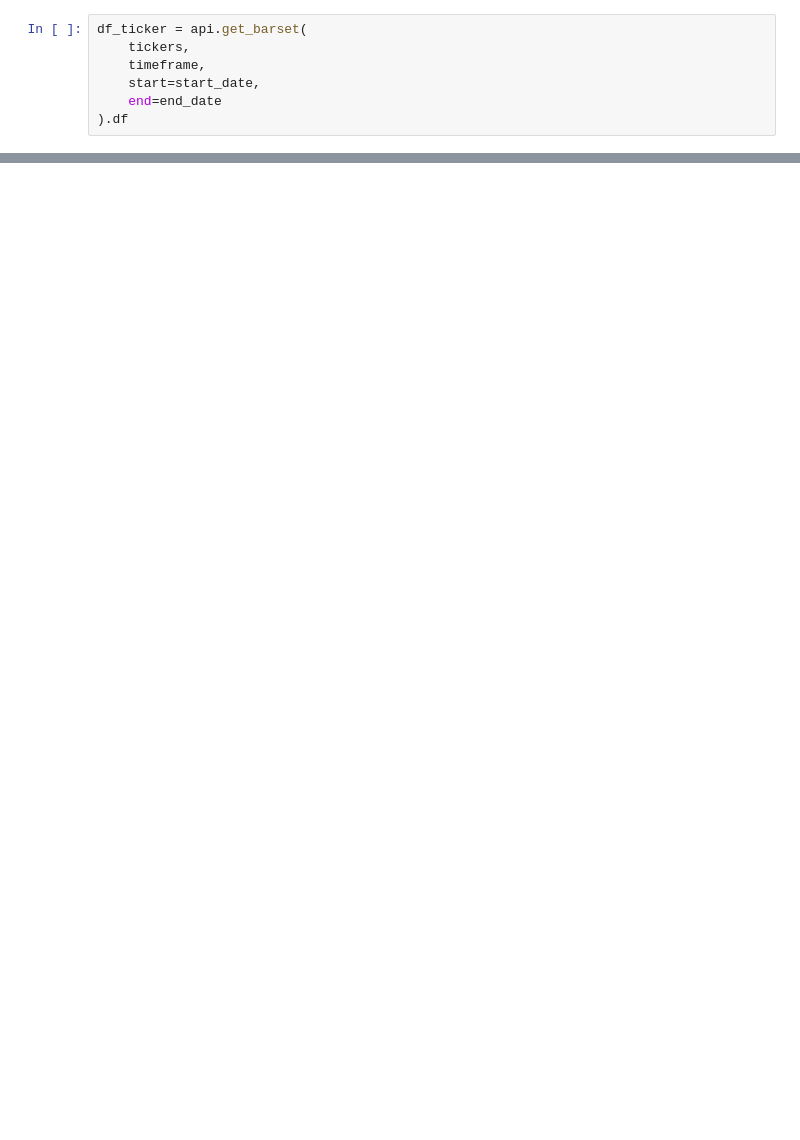
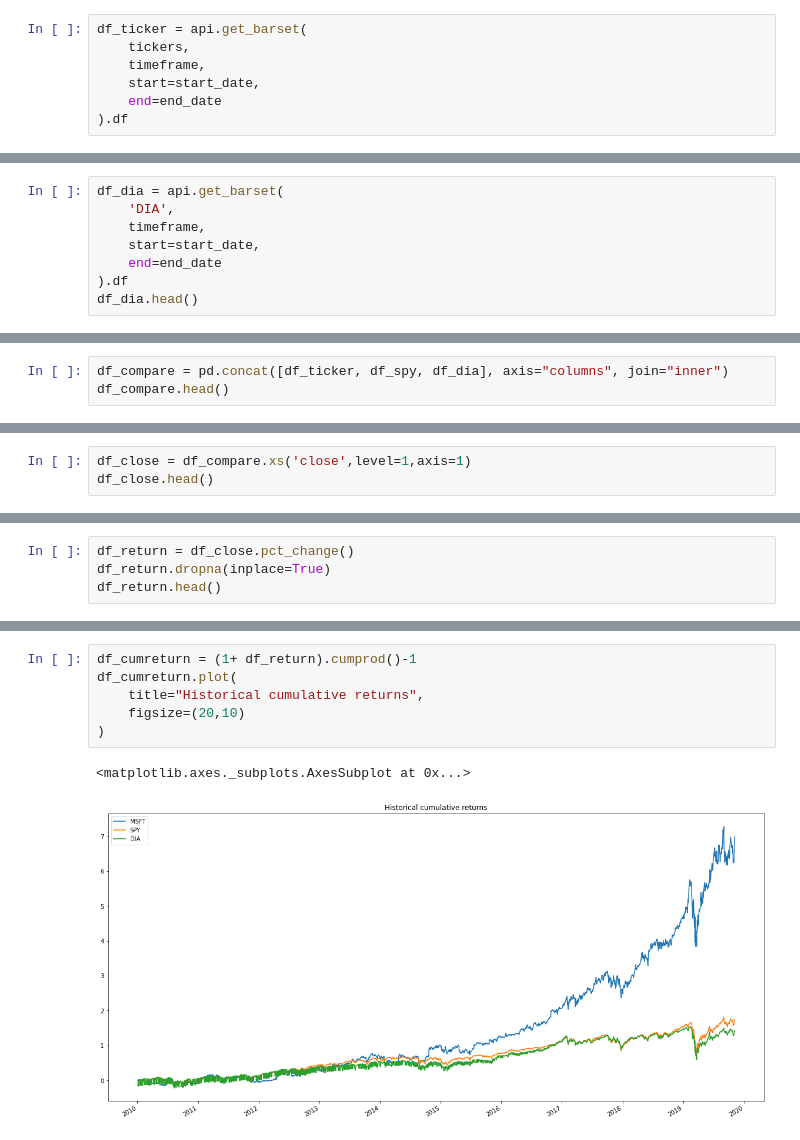
Before and after one commit to Gqueval/Project_1, a Jupyter notebook: Forecast.ipynb, the cells around one changed output, grey strips where cells are left out. Cells and saved outputs as stored; diff of their text form; blank space fills up the shorter version.

```diff
--- a/Forecast.ipynb
+++ b/Forecast.ipynb
@@ -144,0 +213,8 @@ Name: 1260, dtype: float64
+# %%
+df_dia = api.get_barset(
+    'DIA',
+    timeframe,
+    start=start_date,
+    end=end_date
+).df
+df_dia.head()
@@ -144,0 +229,3 @@ Name: 1260, dtype: float64
+# %%
+df_compare = pd.concat([df_ticker, df_spy, df_dia], axis="columns", join="inner")
+df_compare.head()
@@ -144,0 +240,3 @@ Name: 1260, dtype: float64
+# %%
+df_close = df_compare.xs('close',level=1,axis=1)
+df_close.head()
@@ -144,0 +250,4 @@ Name: 1260, dtype: float64
+# %%
+df_return = df_close.pct_change()
+df_return.dropna(inplace=True)
+df_return.head()
@@ -144,0 +261,9 @@ Name: 1260, dtype: float64
+# %%
+df_cumreturn = (1+ df_return).cumprod()-1
+df_cumreturn.plot(
+    title="Historical cumulative returns",
+    figsize=(20,10)
+)
+# %% [output]
+<matplotlib.axes._subplots.AxesSubplot at 0x...>
+[figure, added]
```
Also changed, not shown: parts of 20 cells of this notebook.
